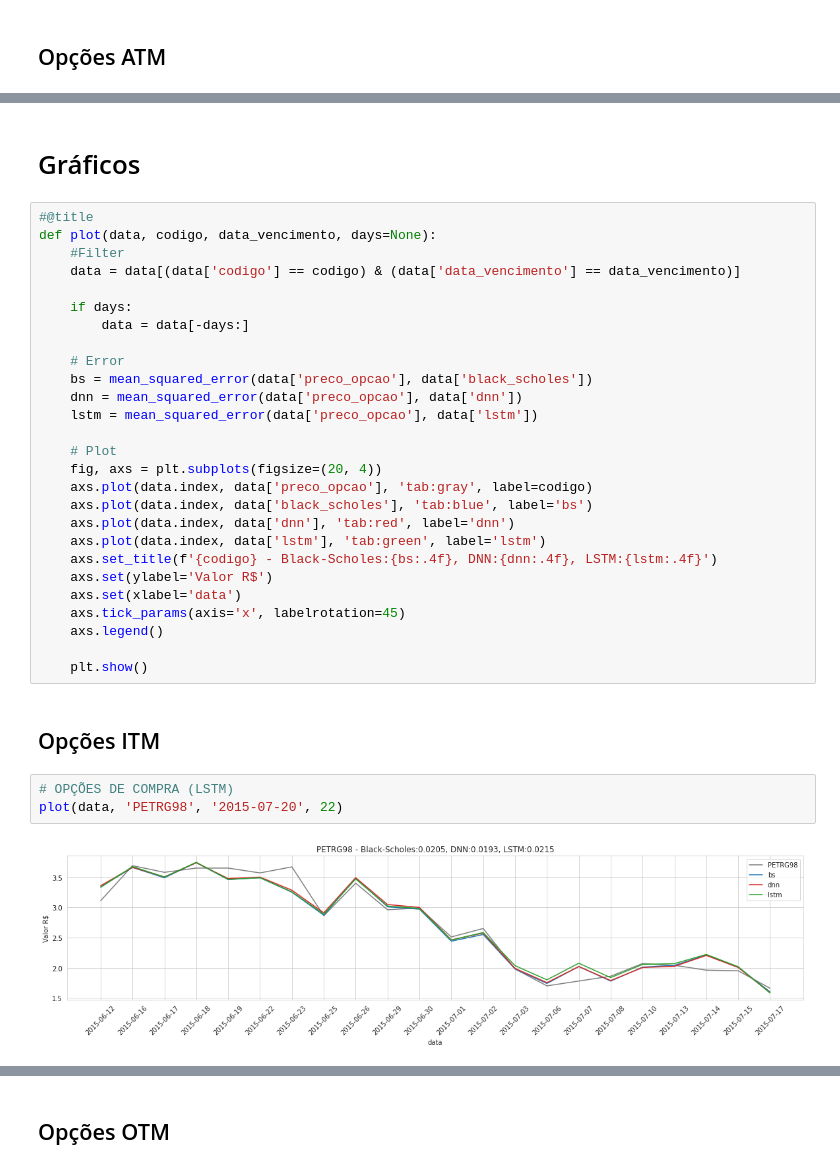
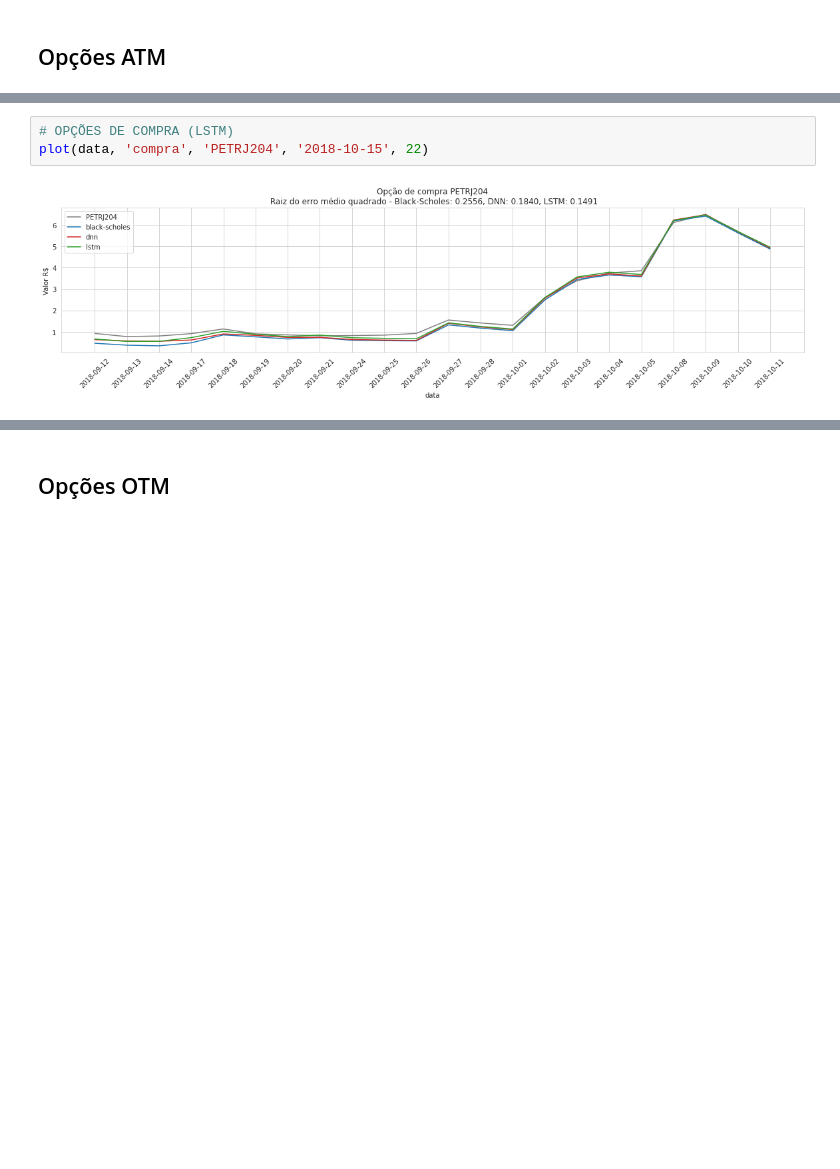
Before and after one commit to fernandofsilva/LSTM_Option_Pricing, a Jupyter notebook: notebooks/05_analise_resultados.ipynb, the cells around one changed output, grey strips where cells are left out. Drawn from its saved outputs; the diff is of its cells as text; blank space fills up the shorter version.

```diff
--- a/notebooks/05_analise_resultados.ipynb
+++ b/notebooks/05_analise_resultados.ipynb
@@ -197,37 +183,6 @@ metric(OTM, 'OPÇÕES DE VENDA')
-# %% [markdown]
-# Gráficos
-# %%
-#@title
-def plot(data, codigo, data_vencimento, days=None):
-    #Filter
-    data = data[(data['codigo'] == codigo) & (data['data_vencimento'] == data_vencimento)]
-
-    if days:
-        data = data[-days:]
-
-    # Error
-    bs = mean_squared_error(data['preco_opcao'], data['black_scholes'])
-    dnn = mean_squared_error(data['preco_opcao'], data['dnn'])
-    lstm = mean_squared_error(data['preco_opcao'], data['lstm'])
-
-    # Plot
-    fig, axs = plt.subplots(figsize=(20, 4))
-    axs.plot(data.index, data['preco_opcao'], 'tab:gray', label=codigo)
-    axs.plot(data.index, data['black_scholes'], 'tab:blue', label='bs')
-    axs.plot(data.index, data['dnn'], 'tab:red', label='dnn')
-    axs.plot(data.index, data['lstm'], 'tab:green', label='lstm')
-    axs.set_title(f'{codigo} - Black-Scholes:{bs:.4f}, DNN:{dnn:.4f}, LSTM:{lstm:.4f}')
-    axs.set(ylabel='Valor R$')
-    axs.set(xlabel='data')
-    axs.tick_params(axis='x', labelrotation=45)
-    axs.legend()
-
-    plt.show()
-# %% [markdown]
-## Opções ITM
 # %%
 # OPÇÕES DE COMPRA (LSTM)
-plot(data, 'PETRG98', '2015-07-20', 22)
+plot(data, 'compra', 'PETRJ204', '2018-10-15', 22)
 # %% [output]
-[figure, old version]
+[figure, new version]
 # %%
```
Also changed, not shown: parts of 43 cells of this notebook.
